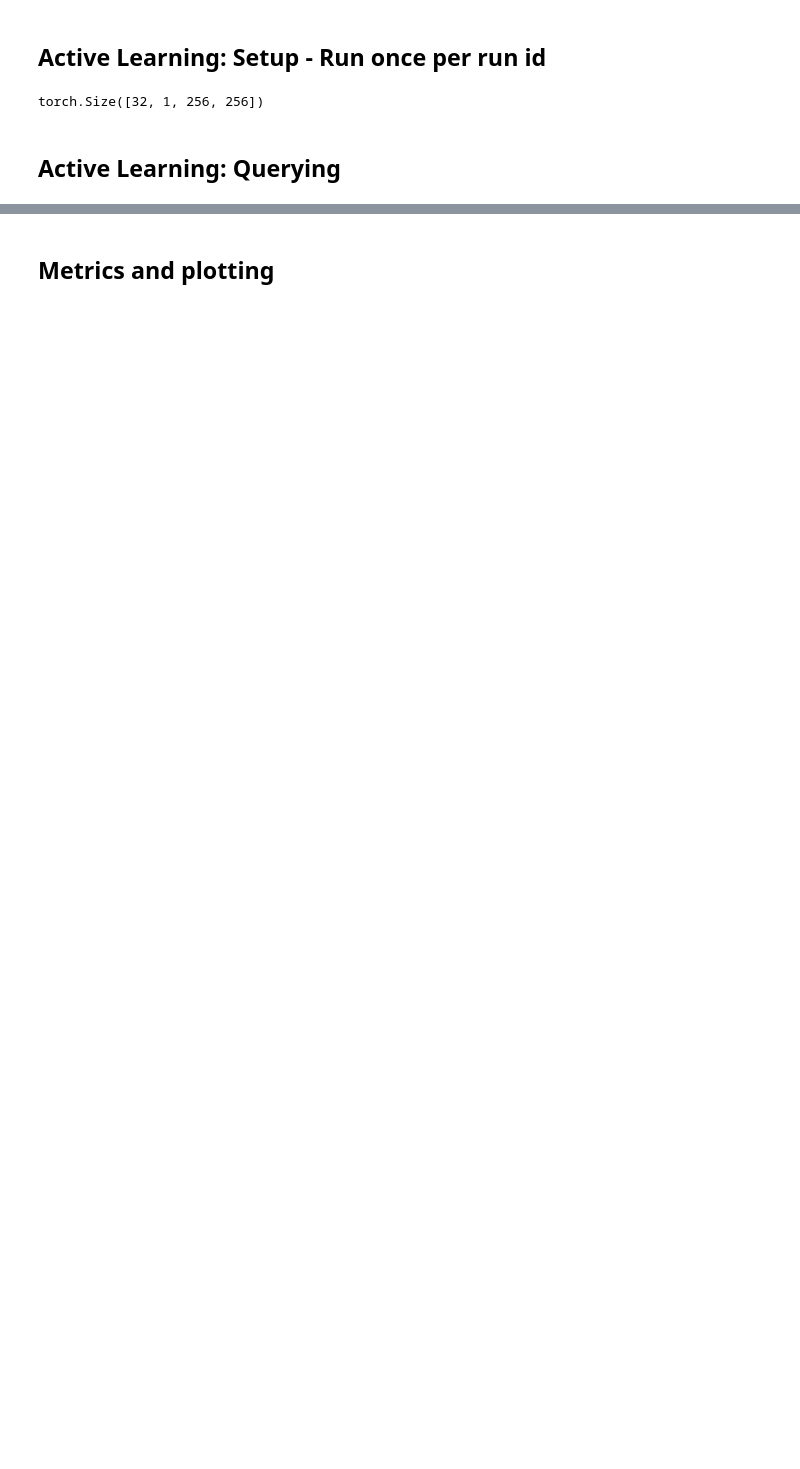
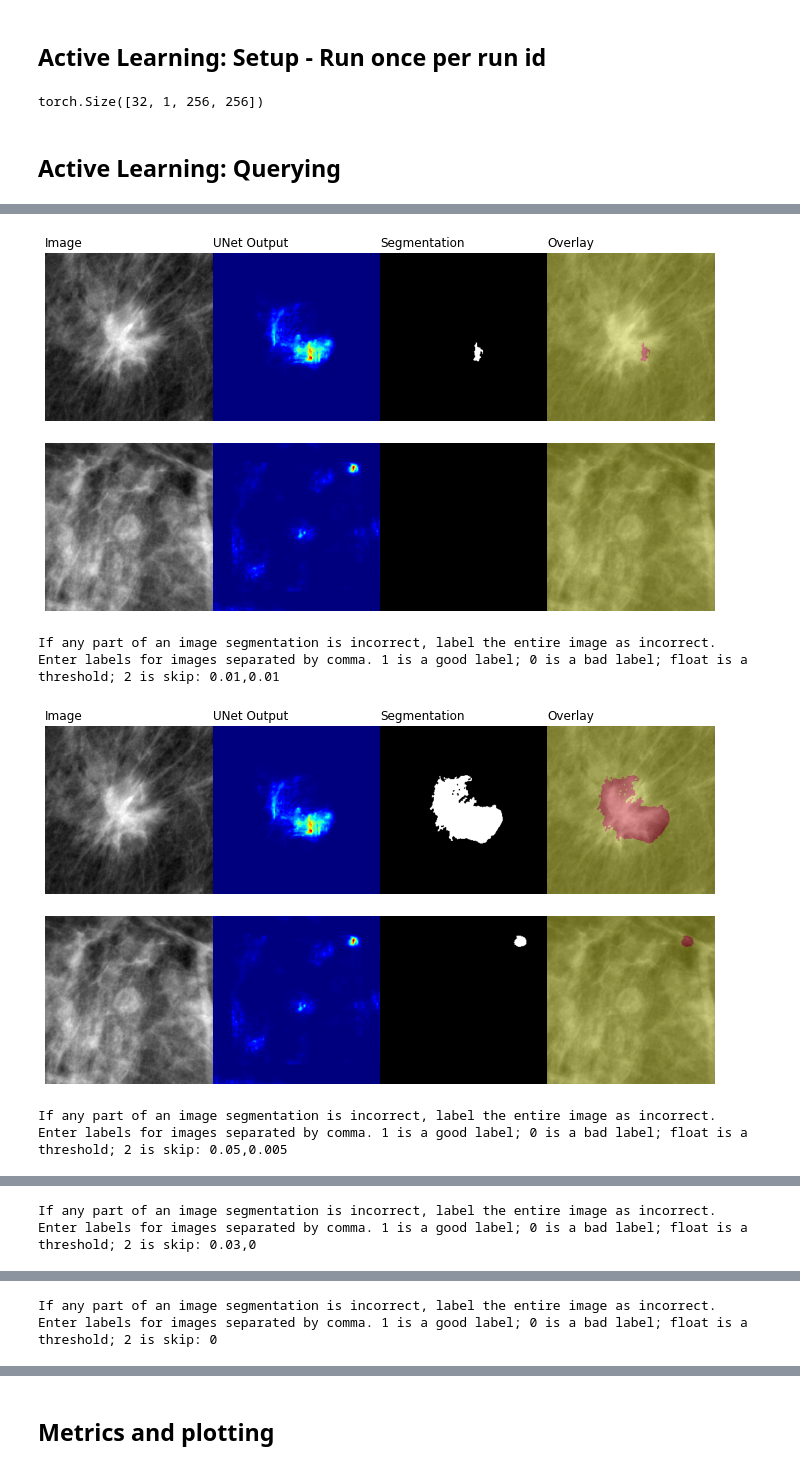
Before and after one commit to vaibhavs2854/ActiveLearningShapes, a Jupyter notebook: RemoteTesting.ipynb, the cells around one changed output, grey strips where cells are left out. Drawn from its saved outputs; the diff is of its cells as text; code cells hidden in the pictures; blank space fills up the shorter version.

```diff
--- a/RemoteTesting.ipynb
+++ b/RemoteTesting.ipynb
@@ -91,7 +94,7 @@ im_dir = "/usr/xtmp/mammo/image_datasets/data_split_july2021/square_ROI_by_shape
 #Gets the dataloader. Passes in directory of ALL images
 #im_dir = "/usr/xtmp/mammo/image_datasets/data_split_july2021/square_ROI_by_shape_segmentations/train/"
 #GET THE NEW IM_DIR FOR SUBSEQUENT ITERATIONS
-im_dir = "/usr/xtmp/mammo/image_datasets/data_split_july2021/square_ROI_by_shape_segmentations_unbin/train/"
+#im_dir = "/usr/xtmp/mammo/image_datasets/data_split_july2021/square_ROI_by_shape_segmentations_unbin/train/"
 dataloader = get_DataLoader(im_dir,32,2)
 
 #Tests the dataloader
@@ -119,6 +126,13 @@ patient_scores = get_patient_scores(model,dataloader)
 all_patient_scores.append(patient_scores)
 # %%
 new_oracle_results, new_oracle_results_thresholds = query_oracle(oracle_results,oracle_results_thresholds,
-                                                                 patient_scores,im_dir,query_method="percentile=0.8",
-                                                                 query_number=20)
+                                                                 patient_scores,im_dir,query_method="percentile=0.9",
+                                                                 query_number=5)
 oracle_results, oracle_results_thresholds = new_oracle_results, new_oracle_results_thresholds
+# %% [output]
+[figure, added]
+If any part of an image segmentation is incorrect, label the entire image as incorrect.
+Enter labels for images separated by comma. 1 is a good label; 0 is a bad label; float is a threshold; 2 is skip: 0.01,0.01
+[figure, added]
+If any part of an image segmentation is incorrect, label the entire image as incorrect.
+Enter labels for images separated by comma. 1 is a good label; 0 is a bad label; float is a threshold; 2 is skip: 0.05,0.005
@@ -124,0 +140,2 @@ oracle_results, oracle_results_thresholds = new_oracle_results, new_oracle_resul
+If any part of an image segmentation is incorrect, label the entire image as incorrect.
+Enter labels for images separated by comma. 1 is a good label; 0 is a bad label; float is a threshold; 2 is skip: 0.03,0
@@ -124,0 +143,2 @@ oracle_results, oracle_results_thresholds = new_oracle_results, new_oracle_resul
+If any part of an image segmentation is incorrect, label the entire image as incorrect.
+Enter labels for images separated by comma. 1 is a good label; 0 is a bad label; float is a threshold; 2 is skip: 0
```
Also changed, not shown: parts of 40 cells of this notebook, 1 other file.
